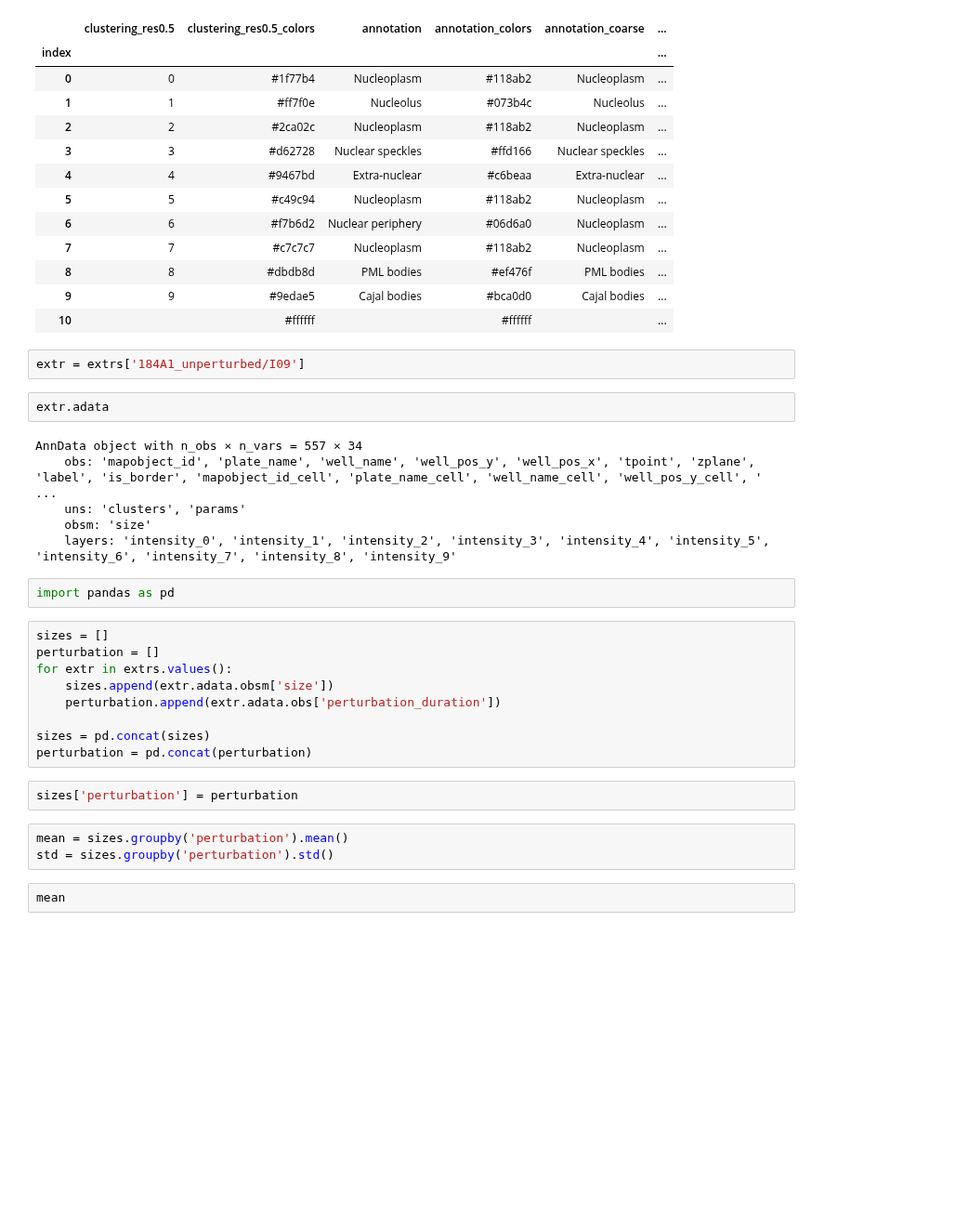
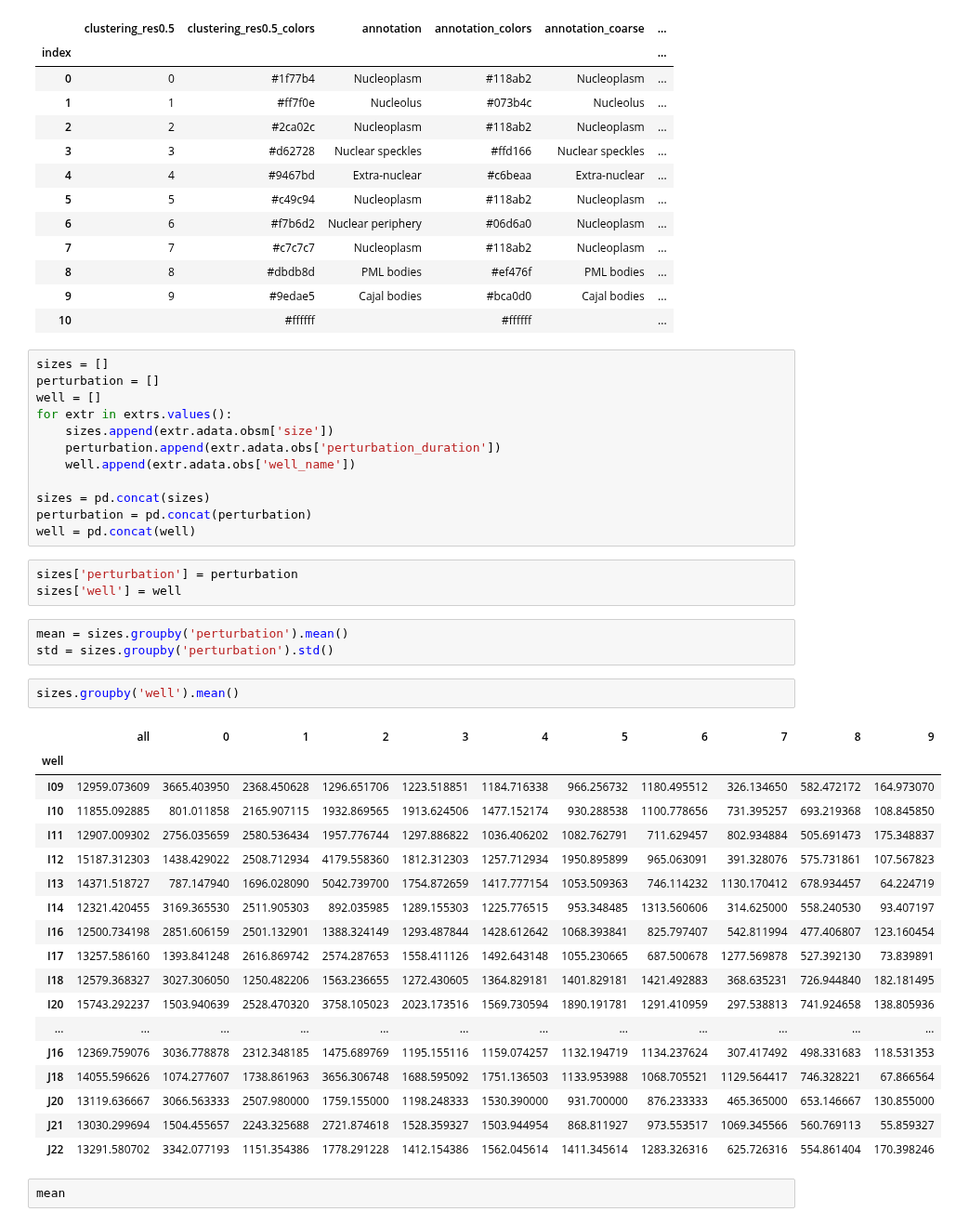
Before and after one commit to theislab/campa_ana, a Jupyter notebook: figure_notebooks/fig1_distribution_of_clusters_in_perturbation.ipynb, the cells around one changed output. Shown at 93% size. Saved outputs shown, nothing was run; the diff lists cells and outputs as text; blank space fills up the shorter version.

```diff
--- a/figure_notebooks/fig1_distribution_of_clusters_in_perturbation.ipynb
+++ b/figure_notebooks/fig1_distribution_of_clusters_in_perturbation.ipynb
@@ -36,32 +50,45 @@ annotation
 | 8 | 8 | #dbdb8d | PML bodies | #ef476f | PML bodies | ... |
 | 9 | 9 | #9edae5 | Cajal bodies | #bca0d0 | Cajal bodies | ... |
 | 10 |  | #ffffff |  | #ffffff |  | ... |
-# %%
-extr = extrs['184A1_unperturbed/I09']
-# %%
-extr.adata
-# %% [output]
-AnnData object with n_obs × n_vars = 557 × 34
-    obs: 'mapobject_id', 'plate_name', 'well_name', 'well_pos_y', 'well_pos_x', 'tpoint', 'zplane', 'label', 'is_border', 'mapobject_id_cell', 'plate_name_cell', 'well_name_cell', 'well_pos_y_cell', ' ...
-    uns: 'clusters', 'params'
-    obsm: 'size'
-    layers: 'intensity_0', 'intensity_1', 'intensity_2', 'intensity_3', 'intensity_4', 'intensity_5', 'intensity_6', 'intensity_7', 'intensity_8', 'intensity_9'
-# %%
-import pandas as pd
 # %%
 sizes = []
 perturbation = []
+well = []
 for extr in extrs.values():
     sizes.append(extr.adata.obsm['size'])
     perturbation.append(extr.adata.obs['perturbation_duration'])
+    well.append(extr.adata.obs['well_name'])
 
 sizes = pd.concat(sizes)
 perturbation = pd.concat(perturbation)
+well = pd.concat(well)
 # %%
 sizes['perturbation'] = perturbation
+sizes['well'] = well
 # %%
 mean = sizes.groupby('perturbation').mean()
 std = sizes.groupby('perturbation').std()
+# %%
+sizes.groupby('well').mean()
+# %% [output]
+|  | all | 0 | 1 | 2 | 3 | 4 | 5 | 6 | 7 | 8 | 9 |
+| well |  |  |  |  |  |  |  |  |  |  |  |
+| I09 | 12959.073609 | 3665.403950 | 2368.450628 | 1296.651706 | 1223.518851 | 1184.716338 | 966.256732 | 1180.495512 | 326.134650 | 582.472172 | 164.973070 |
+| I10 | 11855.092885 | 801.011858 | 2165.907115 | 1932.869565 | 1913.624506 | 1477.152174 | 930.288538 | 1100.778656 | 731.395257 | 693.219368 | 108.845850 |
+| I11 | 12907.009302 | 2756.035659 | 2580.536434 | 1957.776744 | 1297.886822 | 1036.406202 | 1082.762791 | 711.629457 | 802.934884 | 505.691473 | 175.348837 |
+| I12 | 15187.312303 | 1438.429022 | 2508.712934 | 4179.558360 | 1812.312303 | 1257.712934 | 1950.895899 | 965.063091 | 391.328076 | 575.731861 | 107.567823 |
+| I13 | 14371.518727 | 787.147940 | 1696.028090 | 5042.739700 | 1754.872659 | 1417.777154 | 1053.509363 | 746.114232 | 1130.170412 | 678.934457 | 64.224719 |
+| I14 | 12321.420455 | 3169.365530 | 2511.905303 | 892.035985 | 1289.155303 | 1225.776515 | 953.348485 | 1313.560606 | 314.625000 | 558.240530 | 93.407197 |
+| I16 | 12500.734198 | 2851.606159 | 2501.132901 | 1388.324149 | 1293.487844 | 1428.612642 | 1068.393841 | 825.797407 | 542.811994 | 477.406807 | 123.160454 |
+| I17 | 13257.586160 | 1393.841248 | 2616.869742 | 2574.287653 | 1558.411126 | 1492.643148 | 1055.230665 | 687.500678 | 1277.569878 | 527.392130 | 73.839891 |
+| I18 | 12579.368327 | 3027.306050 | 1250.482206 | 1563.236655 | 1272.430605 | 1364.829181 | 1401.829181 | 1421.492883 | 368.635231 | 726.944840 | 182.181495 |
+| I20 | 15743.292237 | 1503.940639 | 2528.470320 | 3758.105023 | 2023.173516 | 1569.730594 | 1890.191781 | 1291.410959 | 297.538813 | 741.924658 | 138.805936 |
+| ... | ... | ... | ... | ... | ... | ... | ... | ... | ... | ... | ... |
+| J16 | 12369.759076 | 3036.778878 | 2312.348185 | 1475.689769 | 1195.155116 | 1159.074257 | 1132.194719 | 1134.237624 | 307.417492 | 498.331683 | 118.531353 |
+| J18 | 14055.596626 | 1074.277607 | 1738.861963 | 3656.306748 | 1688.595092 | 1751.136503 | 1133.953988 | 1068.705521 | 1129.564417 | 746.328221 | 67.866564 |
+| J20 | 13119.636667 | 3066.563333 | 2507.980000 | 1759.155000 | 1198.248333 | 1530.390000 | 931.700000 | 876.233333 | 465.365000 | 653.146667 | 130.855000 |
+| J21 | 13030.299694 | 1504.455657 | 2243.325688 | 2721.874618 | 1528.359327 | 1503.944954 | 868.811927 | 973.553517 | 1069.345566 | 560.769113 | 55.859327 |
+| J22 | 13291.580702 | 3342.077193 | 1151.354386 | 1778.291228 | 1412.154386 | 1562.045614 | 1411.345614 | 1283.326316 | 625.726316 | 554.861404 | 170.398246 |
 # %%
 mean
 # %% [output]
```
Also changed, not shown: parts of 19 cells of this notebook, 9 other files.
